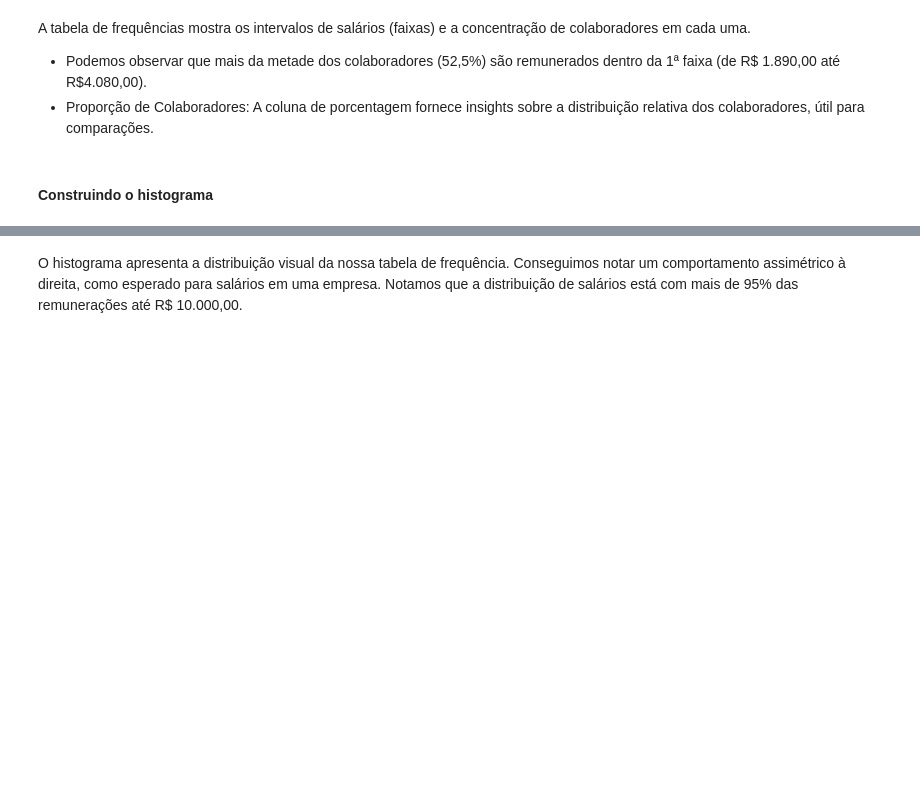
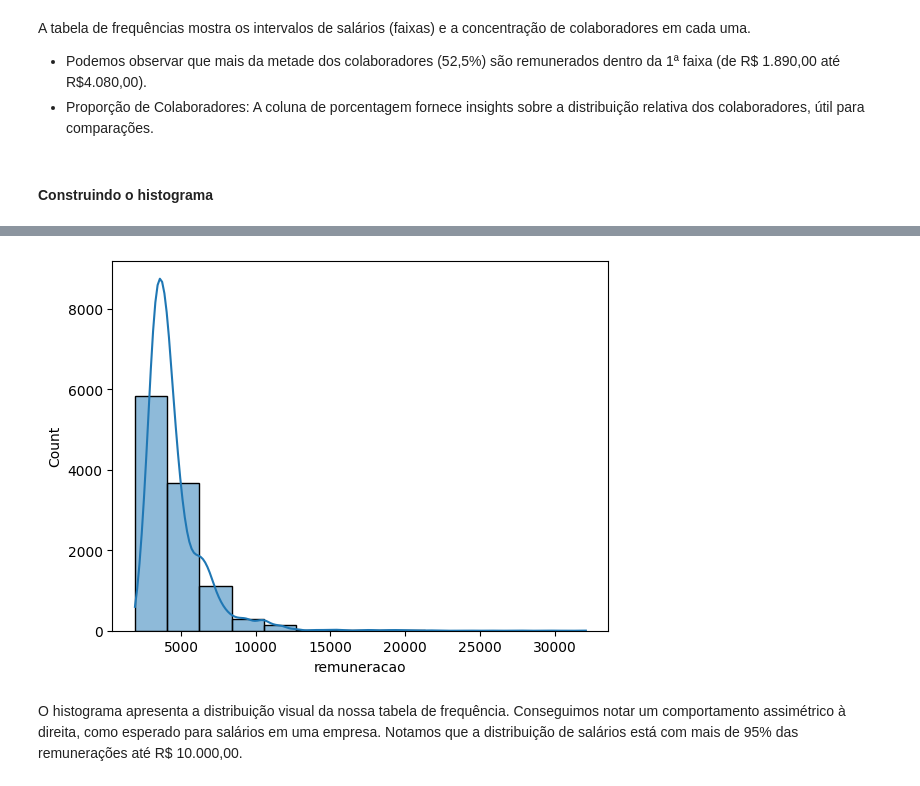
Before and after one commit to SergioCarmo-ro/Desafio_IA, a Jupyter notebook: Projeto_Inicial_Estatística_com_Python_frequencias_e_medidas.ipynb, the cells around one changed output, grey strips where cells are left out. Drawn from its saved outputs; the diff is of its cells as text; code cells hidden in the pictures; blank space fills up the shorter version.

```diff
--- a/Projeto_Inicial_Estatística_com_Python_frequencias_e_medidas.ipynb
+++ b/Projeto_Inicial_Estatística_com_Python_frequencias_e_medidas.ipynb
@@ -835,0 +917,3 @@ colaboradores = pd.read_csv(url)
+# %%
+n = len(colaboradores)
+n
@@ -835,0 +924,3 @@ colaboradores = pd.read_csv(url)
+# %%
+k = 1 + (10 / 3) * math.log10(n)
+k
@@ -835,0 +929,3 @@ colaboradores = pd.read_csv(url)
+# %%
+k = int(k)
+k
@@ -845,3 +997,8 @@ A tabela de frequências mostra os intervalos de salários (faixas) e a concentr
+# %%
+sns.histplot(bins=int(k), data=colaboradores, x='remuneracao', kde=True)
+plt.show()
+# %% [output]
+[figure, added]
 # %% [markdown]
 O histograma apresenta a distribuição visual da nossa tabela de frequência. Conseguimos notar um comportamento assimétrico à direita, como esperado para salários em uma empresa.
 Notamos que a distribuição de salários está com mais de 95% das remunerações até R\$ 10.000,00.
```
Also changed, not shown: parts of 18 cells of this notebook.
